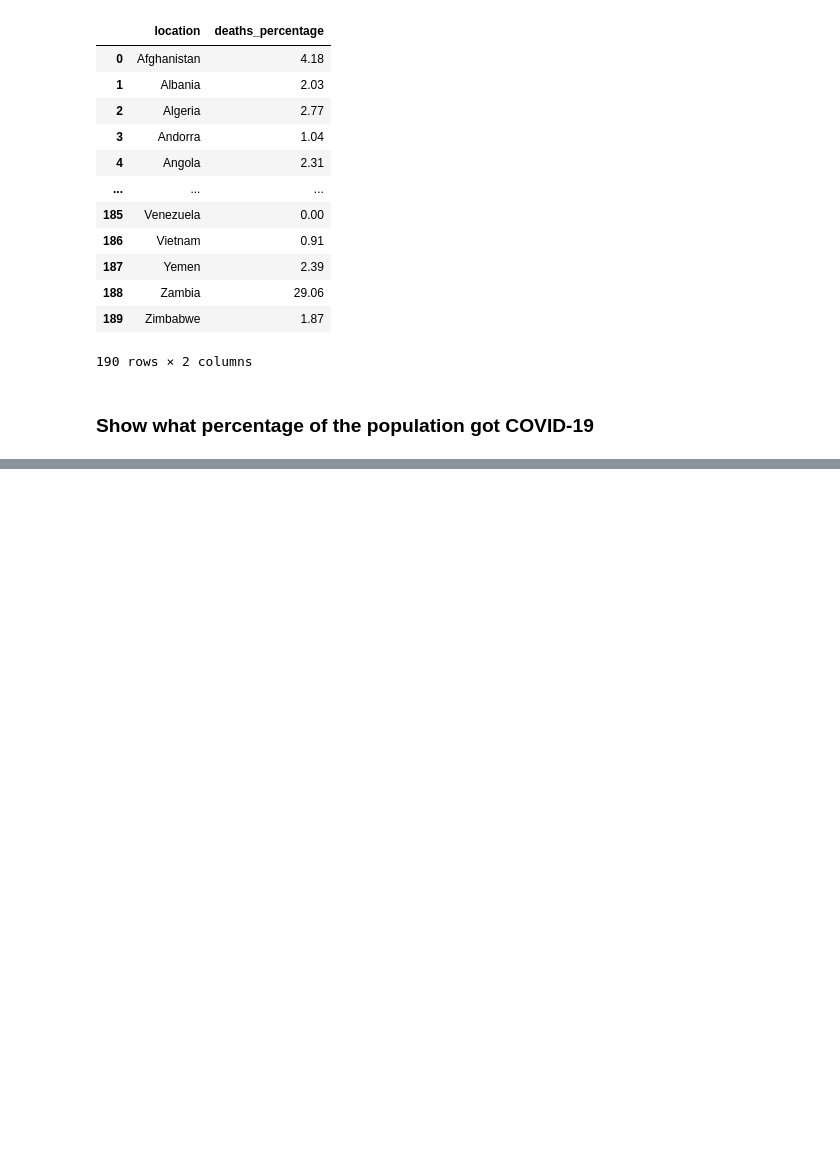
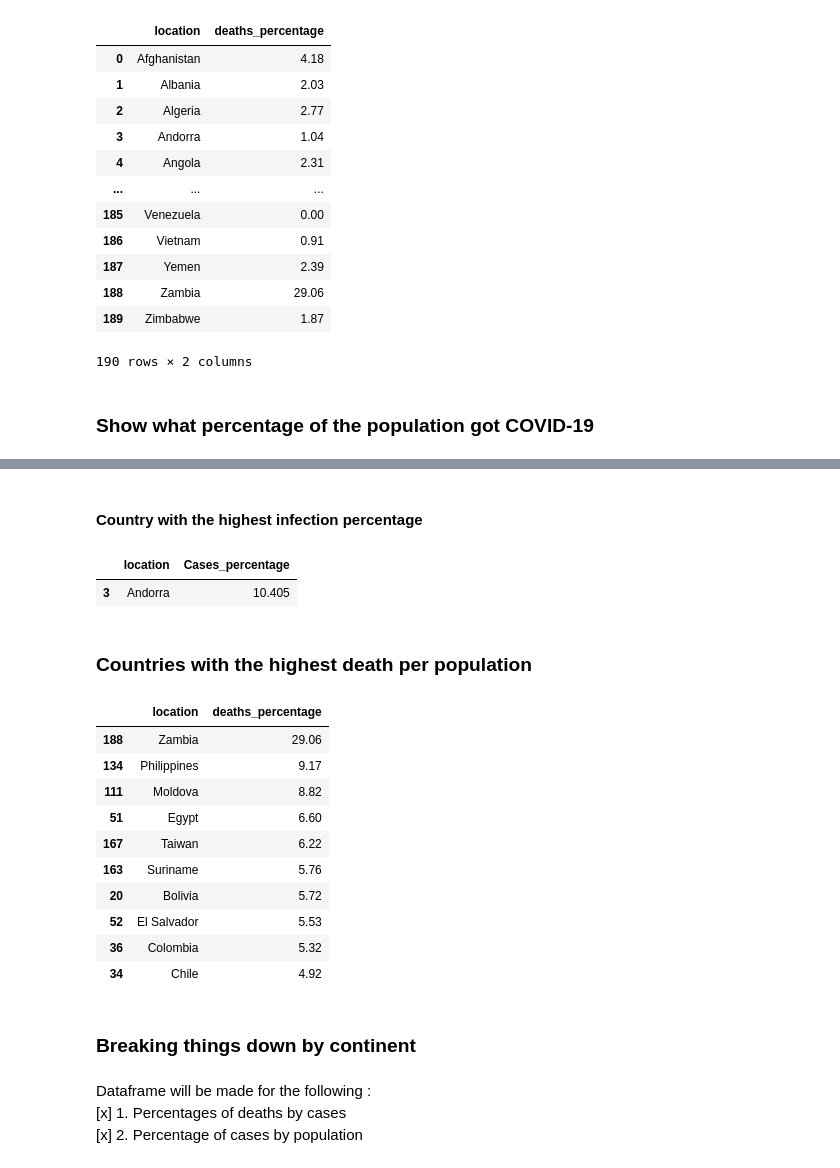
Before and after one commit to CarlosArro2001/COVID-19-Cases-Visualizer, a Jupyter notebook: COVID-19-Data-Notebook.ipynb, the cells around one changed output, grey strips where cells are left out. Cells and saved outputs as stored; diff of their text form; code cells hidden in the pictures; blank space fills up the shorter version.

```diff
--- a/COVID-19-Data-Notebook.ipynb
+++ b/COVID-19-Data-Notebook.ipynb
@@ -133,6 +136,6 @@ world_deaths_percentage
 cases_deaths_df = EOY_DF[(EOY_DF['location']!='Africa')&(EOY_DF['location']!='Asia')&(EOY_DF['location']!='Europe')&(EOY_DF['location']!='European Union')&(EOY_DF['location']!='International')&(EOY_DF['location']!='North America')&(EOY_DF['location']!='Oceania')&(EOY_DF['location']!='South America')&(EOY_DF['location']!='World')]
 # %%
 #removing data from locations that are not countries (such as continents and worldwide)
-cases_deaths_df = cases_deaths_df[['location','total_deaths','population']]
+cases_deaths_df = cases_deaths_df[['location','total_deaths','total_cases']]
 # %%
 #checking for any np.nan values
@@ -195,0 +203,30 @@ cases_population_df = cases_deaths_df[(cases_deaths_df['location']!='Africa')&(c
+# %% [markdown]
+#### Country with the highest infection percentage
+# %%
+cases_percentage_df[cases_percentage_df['Cases_percentage']==cases_percentage_df['Cases_percentage'].max()]
+# %% [output]
+|  | location | Cases_percentage |
+| 3 | Andorra | 10.405 |
+# %% [markdown]
+### Countries with the highest death per population
+# %%
+# Top 10 countries with the highest deaths per population
+deaths_percentage_df.sort_values(by=['deaths_percentage'],ascending=False).head(10)
+# %% [output]
+|  | location | deaths_percentage |
+| 188 | Zambia | 29.06 |
+| 134 | Philippines | 9.17 |
+| 111 | Moldova | 8.82 |
+| 51 | Egypt | 6.60 |
+| 167 | Taiwan | 6.22 |
+| 163 | Suriname | 5.76 |
+| 20 | Bolivia | 5.72 |
+| 52 | El Salvador | 5.53 |
+| 36 | Colombia | 5.32 |
+| 34 | Chile | 4.92 |
+# %% [markdown]
+### Breaking things down by continent
+# %% [markdown]
+Dataframe will be made for the following : <br>
+[x] 1. Percentages of deaths by cases
+[x] 2. Percentage of cases by population
```
Also changed, not shown: parts of 17 cells of this notebook.
